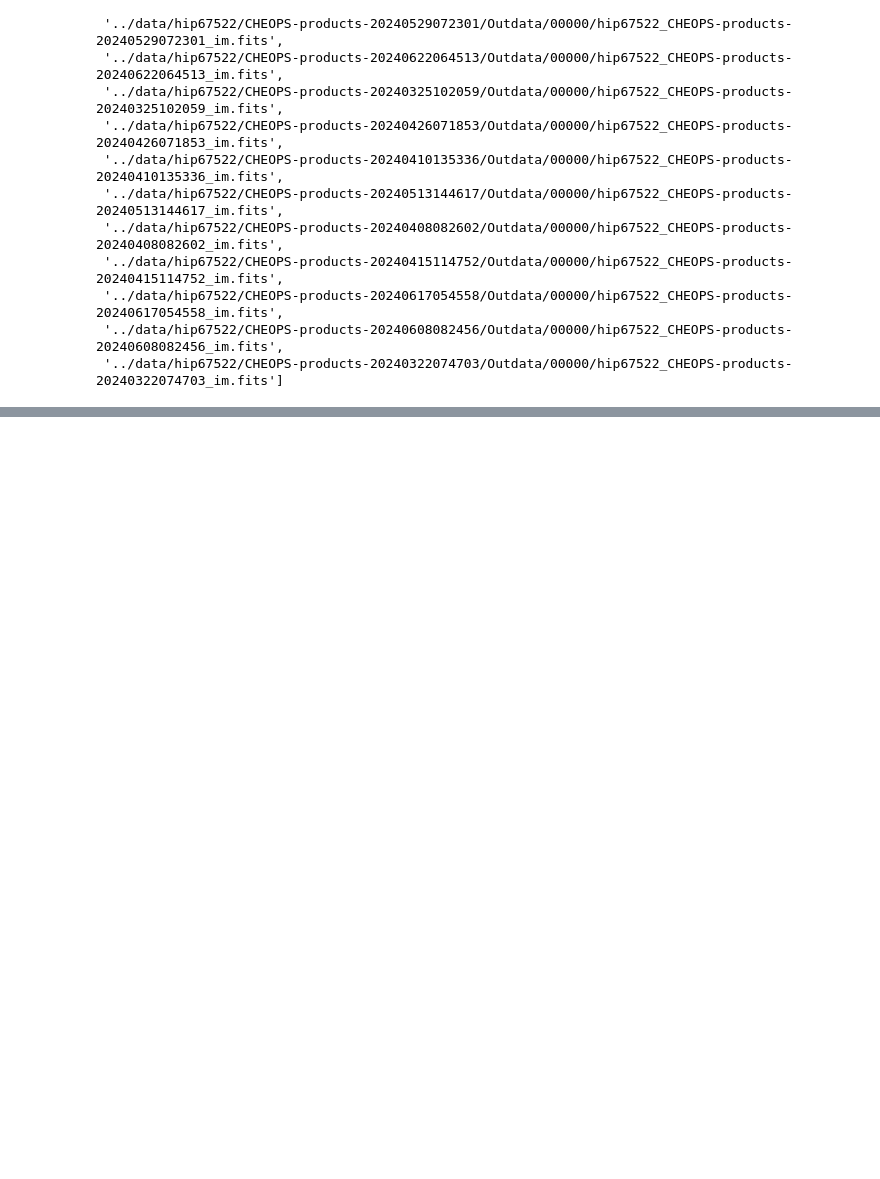
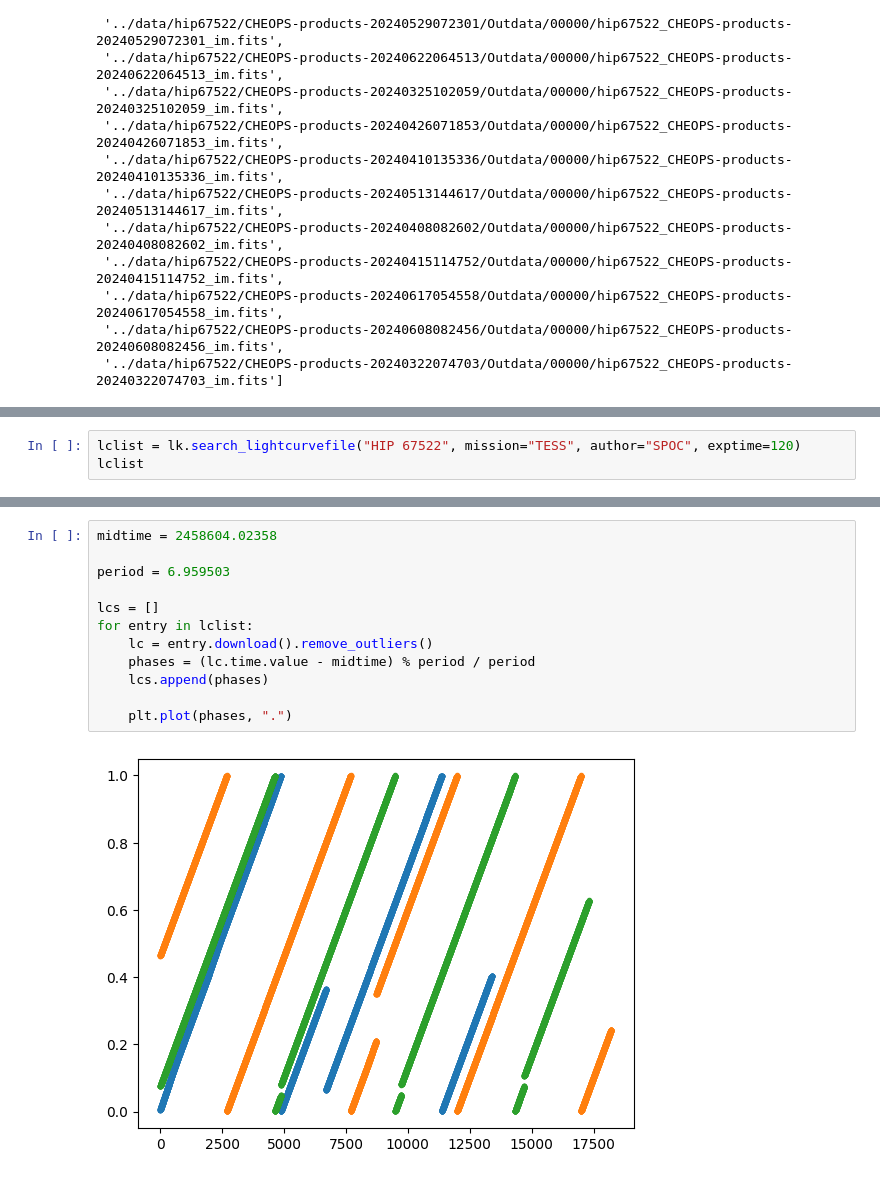
Before and after one commit to ekaterinailin/hip67522-spi, a Jupyter notebook: phase_coverage.ipynb, the cells around one changed output, grey strips where cells are left out. Saved outputs shown, nothing was run; the diff lists cells and outputs as text; blank space fills up the shorter version.

```diff
--- a/phase_coverage.ipynb
+++ b/phase_coverage.ipynb
@@ -76,0 +187,3 @@ binary[binary==True].shape[0] / binary.shape[0]
+# %%
+lclist = lk.search_lightcurvefile("HIP 67522", mission="TESS", author="SPOC", exptime=120)
+lclist
@@ -76,0 +198,14 @@ binary[binary==True].shape[0] / binary.shape[0]
+# %%
+midtime = 2458604.02358
+
+period = 6.959503
+
+lcs = []
+for entry in lclist:
+    lc = entry.download().remove_outliers()
+    phases = (lc.time.value - midtime) % period / period
+    lcs.append(phases)
+
+    plt.plot(phases, ".")
+# %% [output]
+[figure, added]
```
Also changed, not shown: parts of 16 cells of this notebook, 4 other files.
